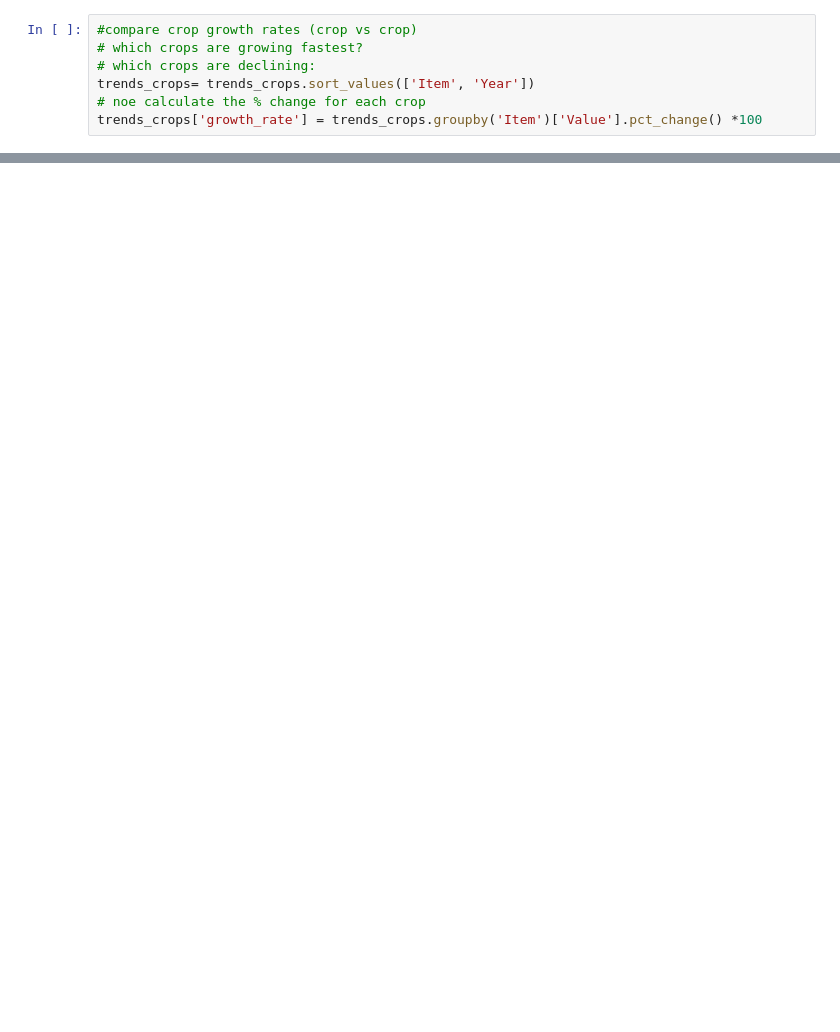
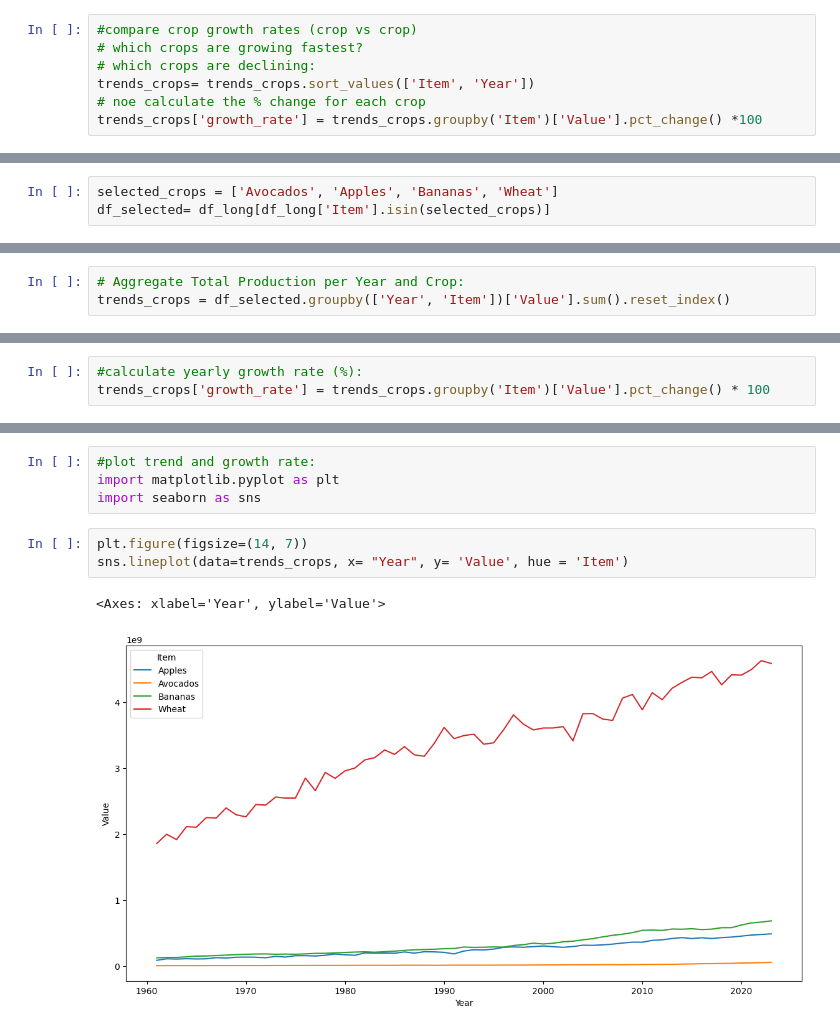
Before and after one commit to Moh-Bashawat/datasci2025, a Jupyter notebook: FAO2.ipynb, the cells around one changed output, grey strips where cells are left out. Drawn from its saved outputs; the diff is of its cells as text; blank space fills up the shorter version.

```diff
--- a/FAO2.ipynb
+++ b/FAO2.ipynb
@@ -138,0 +98,3 @@ sns.lineplot(data=trends_crops, x = 'Year', y = 'growth_rate', hue= 'Item')
+# %%
+selected_crops = ['Avocados', 'Apples', 'Bananas', 'Wheat']
+df_selected= df_long[df_long['Item'].isin(selected_crops)]
@@ -138,0 +103,3 @@ sns.lineplot(data=trends_crops, x = 'Year', y = 'growth_rate', hue= 'Item')
+# %%
+# Aggregate Total Production per Year and Crop:
+trends_crops = df_selected.groupby(['Year', 'Item'])['Value'].sum().reset_index()
@@ -138,0 +108,3 @@ sns.lineplot(data=trends_crops, x = 'Year', y = 'growth_rate', hue= 'Item')
+# %%
+#calculate yearly growth rate (%):
+trends_crops['growth_rate'] = trends_crops.groupby('Item')['Value'].pct_change() * 100
@@ -138,0 +129,10 @@ sns.lineplot(data=trends_crops, x = 'Year', y = 'growth_rate', hue= 'Item')
+# %%
+#plot trend and growth rate:
+import matplotlib.pyplot as plt
+import seaborn as sns
+# %%
+plt.figure(figsize=(14, 7))
+sns.lineplot(data=trends_crops, x= "Year", y= 'Value', hue = 'Item')
+# %% [output]
+<Axes: xlabel='Year', ylabel='Value'>
+[figure, added]
```
Also changed, not shown: parts of 20 cells of this notebook.
